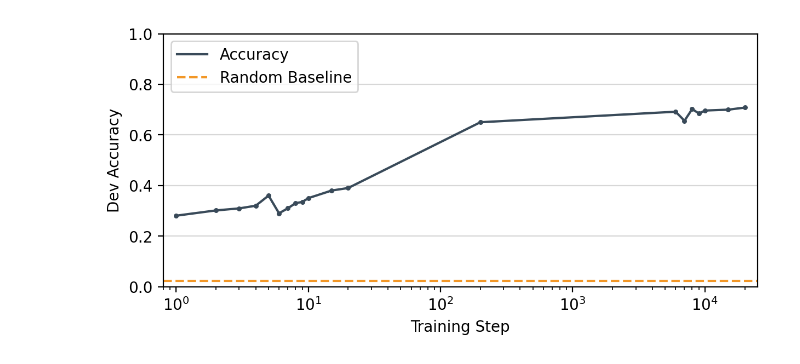
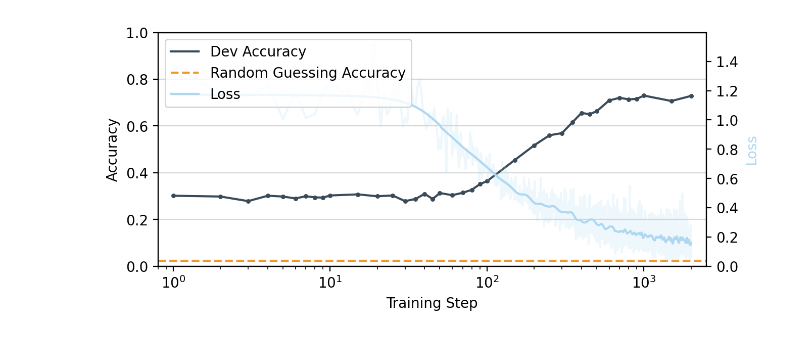
Before and after one commit to psaegert/nli-nec, a Jupyter notebook: dev/analysis/train_history.ipynb, the cells around one changed output. Drawn from its saved outputs; the diff is of its cells as text; code cells hidden in the pictures.

```diff
--- a/dev/analysis/train_history.ipynb
+++ b/dev/analysis/train_history.ipynb
@@ -8,7 +8,7 @@ import matplotlib.pyplot as plt
 from nlinec import get_models_dir, color_palette, gpartconv1d, get_all_types, get_granularity
 # %%
 GRANULARITY = 2
-MODEL = f'nlinec-{GRANULARITY}-logging'
+MODEL = f'nlinec-{GRANULARITY}'
 # %%
 gran_types = []
 for i in [1, 2, 3]:
@@ -25,22 +25,38 @@ with open(os.path.join(get_models_dir(), MODEL, 'accuracy.json'), 'r') as f:
 with open(os.path.join(get_models_dir(), MODEL, 'loss.json'), 'r') as f:
     loss = pd.DataFrame(json.load(f))
     loss['step'] = loss['step'].astype(int)
+# %%
+loss['loss_smooth'] = gpartconv1d(loss['loss'], sigma=10, window_size=50)
 # %%
 fig, ax = plt.subplots(1, 1, figsize=(7, 3), dpi=200)
 ax.set_xlabel('Training Step')
-ax.set_ylabel('Dev Accuracy')
+ax.set_ylabel('Accuracy')
 
-ax.scatter(accuracy.step, accuracy['accuracy'], color=color_palette('medium'), s=5)
-ax.plot(accuracy.step, accuracy['accuracy'], label='Accuracy', color=color_palette('medium'))
+ax.scatter(accuracy.step, accuracy['accuracy'], color=color_palette('medium'), s=5, zorder=3)
+ax.plot(accuracy.step, accuracy['accuracy'], label='Dev Accuracy', color=color_palette('medium'), zorder=3)
 
-ax.axhline(1/len(gran_types[1]['full_type'].unique()), color=color_palette('accent'), linestyle='--', label='Random Baseline')
+ax.axhline(1/len(gran_types[1]['full_type'].unique()), color=color_palette('accent'), linestyle='--', label='Random Guessing Accuracy')
 
 ax.set_ylim(0, 1)
 ax.set_xlim(0.8, max(accuracy.step) / 0.8)
 
+ax2 = ax.twinx()
+ax2.set_ylabel('Loss', color=color_palette('light'))
+ax2.plot(loss.step, loss['loss_smooth'], label='Loss', color=color_palette('light'))
+ax2.plot(loss.step, loss['loss'], color=color_palette('light'), alpha=0.2)
+
+ax2.set_ylim(0, None)
+
+# Add the loss from the ax2 to the ax legend
+handles1, labels1 = ax.get_legend_handles_labels()
+handles2, labels2 = ax2.get_legend_handles_labels()
+
+ax2.legend(handles1 + handles2, labels1 + labels2, loc='upper left')
+
+
 ax.grid(axis='y', alpha=0.5)
 
-ax.legend(loc='upper left')
+# ax.legend(loc='upper left')
 ax.set_xscale('log')
 # %% [output]
-[figure, old version]
+[figure, new version]
```
Also changed, not shown: 7 other files.
